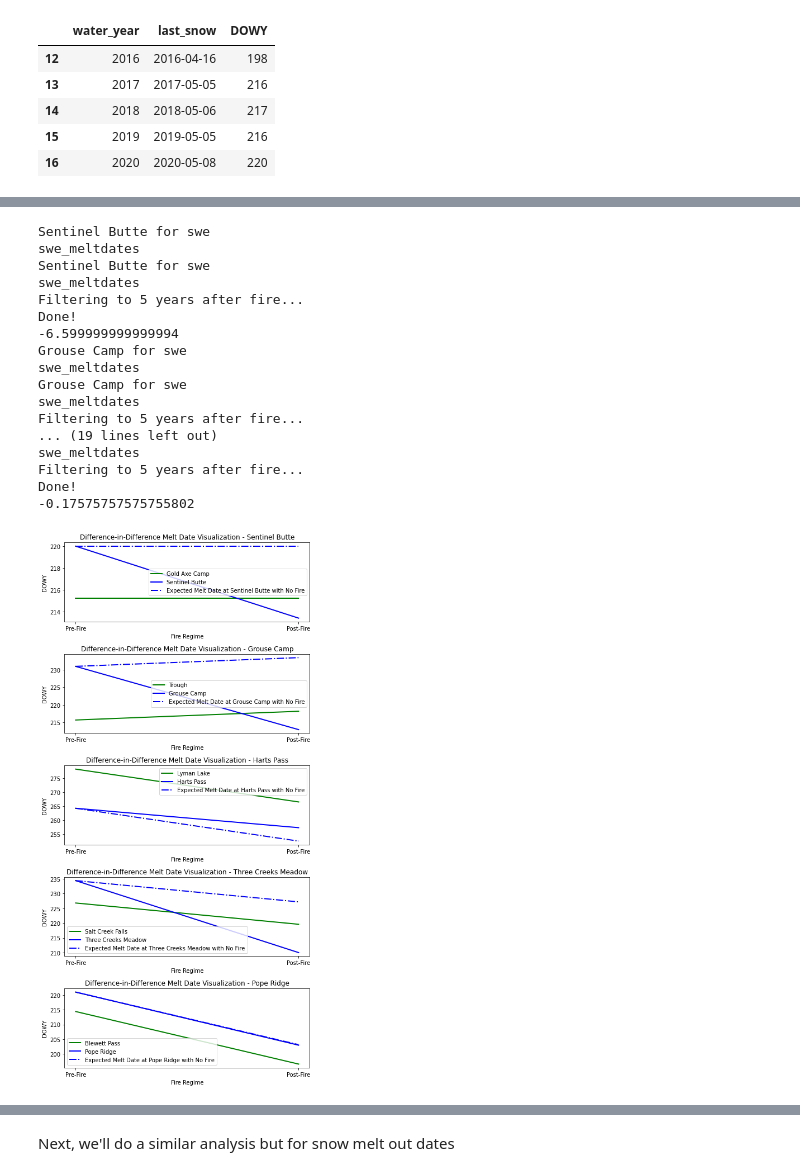
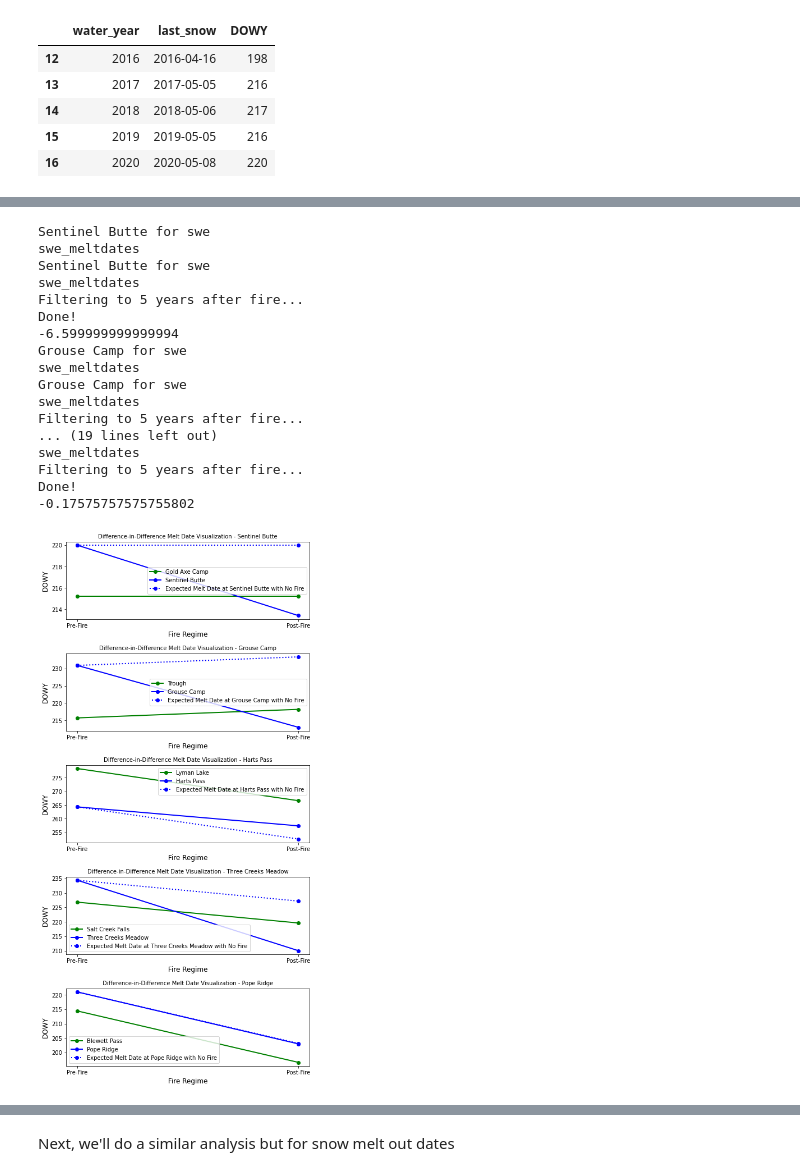
Before and after one commit to dlhogan97/CEWA565_project, a Jupyter notebook: regression_confidence_intervals.ipynb, the cells around one changed output, grey strips where cells are left out. Cells and saved outputs as stored; diff of their text form; code cells hidden in the pictures.

```diff
--- a/regression_confidence_intervals.ipynb
+++ b/regression_confidence_intervals.ipynb
@@ -137,6 +145,7 @@ def boxplotDOWY(ax, before, after, paired_before, paired_after,postyrs=5):
     ax.set_xlabel(site+'                                   '+paired, fontdict={'weight':'bold'})
     ax.set_ylabel('Day of Water Year')
     ax.set_title('Snow disappearance date box plots for {} and {}'.format(site, paired))
+    plt.tight_layout()
     return ax
 # %%
 def plotSWE(ax, before, after, site, paired=False):
@@ -219,22 +366,20 @@ Start date: 1981-10-02
 from matplotlib.ticker import MaxNLocator
 
 for (site,paired) in fire_sites.items():
-        fig, axs = plt.subplots(1,2, figsize=(10,5),tight_layout=True)
+        fig, axs = plt.subplots(2,2, figsize=(15,10),tight_layout=True)
         axs = axs.flatten()
         df_b, df_a, df_paired_b, df_paired_a = getSites(site,paired, postyrs=years)
         for i,df in enumerate([df_b, df_a, df_paired_b, df_paired_a]):
                 if i == 2 or i ==3:
                         max_swe = max(df_paired_b['SNOTEL:WTEQ_D'].max(), df_paired_a['SNOTEL:WTEQ_D'].max())
                         title = paired
-                        axis = 1
                 else:
                         max_swe=max(df_b['SNOTEL:WTEQ_D'].max(),df_a['SNOTEL:WTEQ_D'].max())
                         title = site
-                        axis=0
                 if i == 0 or i==2:
                         color='purple'
                 else: color='magenta'
-                ax = axs[axis]
+                ax = axs[i]
                 ax.xaxis.get_major_locator().set_params(integer=True)
                 # use the linear regression function
                 swe_b = df[(df.index.month==4) & (df.index.day==1) & (df.index.year!=2015)].dropna()
@@ -251,7 +396,7 @@ for (site,paired) in fire_sites.items():
                 # conf interval calculations
                 sB1 = sigma/np.sqrt(sst_x)
                 # t-value for alpha/2 with n-2 degrees of freedom
-                alpha = 0.05
+                alpha = 0.1
                 n = len(x_before)
                 dof = n - 2
                 t = stats.t.ppf(1-alpha/2, dof)
@@ -271,18 +416,17 @@ for (site,paired) in fire_sites.items():
                         '--g',
                         label='Lower B$_0$ confidence limit (95%)')
                 # plot up other items
-                ax.axhline(swe_b['SNOTEL:WTEQ_D'].mean(),color=color, label='Mean SWE')
-                if i in [1,3]:
-                      ax.axvline(swe_b.index.year.min(),color='red',ls='--', label='Fire Year')
+                ax.axhline(swe_b['SNOTEL:WTEQ_D'].mean(),color=color, label='Mean April 1 SWE')
                 ax.plot(x_before,y_before,'k-',label='Linear Regression Trend')
                 ax.scatter(swe_b.index.year,swe_b['SNOTEL:WTEQ_D'])
                 ax.plot([],[],c='white', label='R$^2$ = {}'.format(np.round(r_squared,3)))
                 ax.plot([],[],c='white', label='p < {}'.format(np.round(pvalue,3)))
-                ax.set_ylim(0,max_swe*.8)
+                ax.set_ylim(0,max_swe+5)
                 ax.set_xlabel('Year', size=14)
                 ax.set_ylabel('SWE [mm]', size=14)
-                # ax.legend()
-                ax.set_title('April 1 Snow Water Equivalent at {}'.format(title))
+                ax.legend()
+                ax.set_title('April 1 Snow Water Equivalent at {}'.format(title),size=14)
+        fig.savefig('./figures/linregress/swe/{}_linregress.png'.format(site))
 # %% [output]
 Sentinel Butte for swe
 swe
@@ -333,7 +477,7 @@ for (site,paired) in fire_sites.items():
                 sigma = stderr * np.sqrt(sst_x)
                 r_squared = rvalue**2
                 # t-value for alpha/2 with n-2 degrees of freedom
-                alpha = 0.05
+                alpha = 0.1
                 n = len(x_before)
                 dof = n - 2
                 t = stats.t.ppf(1-alpha/2, dof)
@@ -365,10 +509,8 @@ for (site,paired) in fire_sites.items():
                 ax.set_xlabel('Year', size=14)
                 ax.set_ylabel('Day of Water Year', size=14)
                 ax.legend()
-                ax.set_title('Snow Melt Date at {}'.format(title))
-
-        print(stats.fligner(df_a['DOWY'],df_paired_a['DOWY'])) # test for similarity in variance
-        print(stats.ranksums(df_paired_a['DOWY'], df_paired_b['DOWY'])) # test for equality of means between two samples
+                ax.set_title('Snow Melt Date at {}'.format(title),size=14)
+        fig.savefig('./figures/linregress/sdd/{}_linregress.png'.format(site))
 # %% [output]
 Sentinel Butte for swe
 swe_meltdates
@@ -409,15 +551,16 @@ for i,(site,paired) in enumerate(fire_sites.items()):
         diff_in_diff = (avg_4_1_swe_a-avg_4_1_swe_b)-(avg_4_1_swe_a_paired-avg_4_1_swe_b_paired)
         print(diff_in_diff)
 
-        axs[i].plot(['Pre-Fire', "Post-Fire"], [avg_4_1_swe_b_paired, avg_4_1_swe_a_paired], c= 'g',label=paired, lw=2)
-        axs[i].plot(["Pre-Fire", "Post-Fire"], [avg_4_1_swe_b, avg_4_1_swe_a],c= 'b', label=site, lw=2)
+        axs[i].plot(['Pre-Fire', "Post-Fire"], [avg_4_1_swe_b_paired, avg_4_1_swe_a_paired],'-o',c= 'g',label=paired, lw=2)
+        axs[i].plot(["Pre-Fire", "Post-Fire"], [avg_4_1_swe_b, avg_4_1_swe_a],'-o',c= 'b', label=site, lw=2)
 
         axs[i].plot(["Pre-Fire", "Post-Fire"], [avg_4_1_swe_b, avg_4_1_swe_b+(avg_4_1_swe_a_paired-avg_4_1_swe_b_paired)],
-                label="Expected SWE at {} with No Fire".format(site), lw=2, color="b", ls="-.")
+                '-o',label="Expected SWE at {} with No Fire".format(site), lw=2, color="b", ls=".")
         axs[i].legend()
         axs[i].set_xlabel('Fire Regime')
         axs[i].set_ylabel('SWE [mm]')
         axs[i].set_title('Difference-in-Difference Visualization - {}'.format(site))
+fig.savefig('./figures/did_visualization/did_visualization.png')
 # %% [output]
 Sentinel Butte for swe
 swe
@@ -448,34 +609,35 @@ for i,(site,paired) in enumerate(fire_sites.items()):
         avg_melt_a = df_a['DOWY'].mean()
         avg_melt_a_paired = df_paired_a['DOWY'].mean()
 
         diff_in_diff = (avg_melt_a-avg_melt_b)-(avg_melt_a_paired-avg_melt_b_paired)
         print(diff_in_diff)
 
-        axs[i].plot(['Pre-Fire', "Post-Fire"], [avg_melt_b_paired, avg_melt_a_paired], c= 'g',label=paired, lw=2)
-        axs[i].plot(["Pre-Fire", "Post-Fire"], [avg_melt_b, avg_melt_a],c= 'b', label=site, lw=2)
+        axs[i].plot(['Pre-Fire', "Post-Fire"], [avg_melt_b_paired, avg_melt_a_paired],'-o', c= 'g',label=paired, lw=2)
+        axs[i].plot(["Pre-Fire", "Post-Fire"], [avg_melt_b, avg_melt_a],'-o',c= 'b', label=site, lw=2)
 
         axs[i].plot(["Pre-Fire", "Post-Fire"], [avg_melt_b, avg_melt_b+(avg_melt_a_paired-avg_melt_b_paired)],
-                label="Expected Melt Date at {} with No Fire".format(site), lw=2, color="b", ls="-.")
+                '-o',label="Expected Melt Date at {} with No Fire".format(site), lw=2, color="b", ls="dotted")
         axs[i].legend()
         axs[i].set_xlabel('Fire Regime')
         axs[i].set_ylabel('DOWY')
         axs[i].set_title('Difference-in-Difference Melt Date Visualization - {}'.format(site))
+fig.savefig('./figures/did_visualization/did_visualization_sdd.png')
 # %% [output]
 Sentinel Butte for swe
 swe_meltdates
 Sentinel Butte for swe
 swe_meltdates
 Filtering to 5 years after fire...
 Done!
 -6.599999999999994
 Grouse Camp for swe
 swe_meltdates
 Grouse Camp for swe
 swe_meltdates
 Filtering to 5 years after fire...
 ... (19 lines left out)
 swe_meltdates
 Filtering to 5 years after fire...
 Done!
 -0.17575757575755802
-[figure, old version]
+[figure, new version]
```
Also changed, not shown: parts of 18 cells of this notebook, 19 other files.
